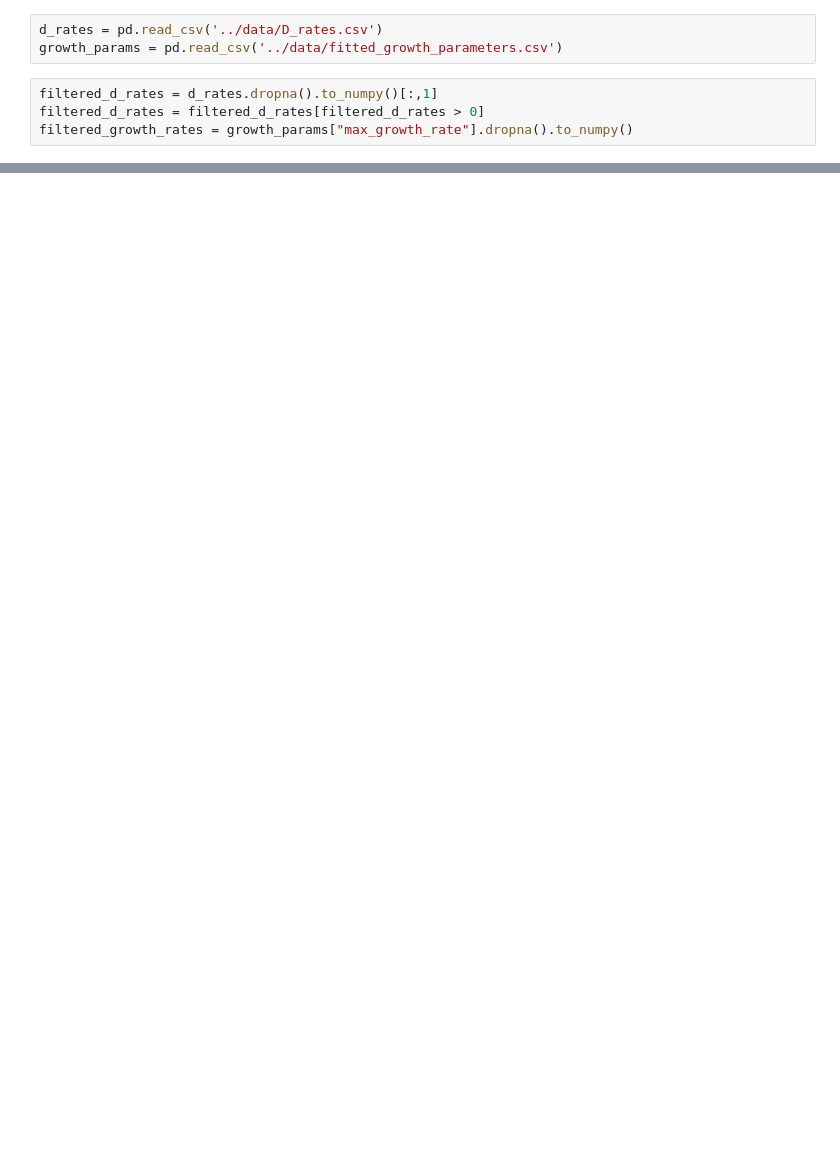
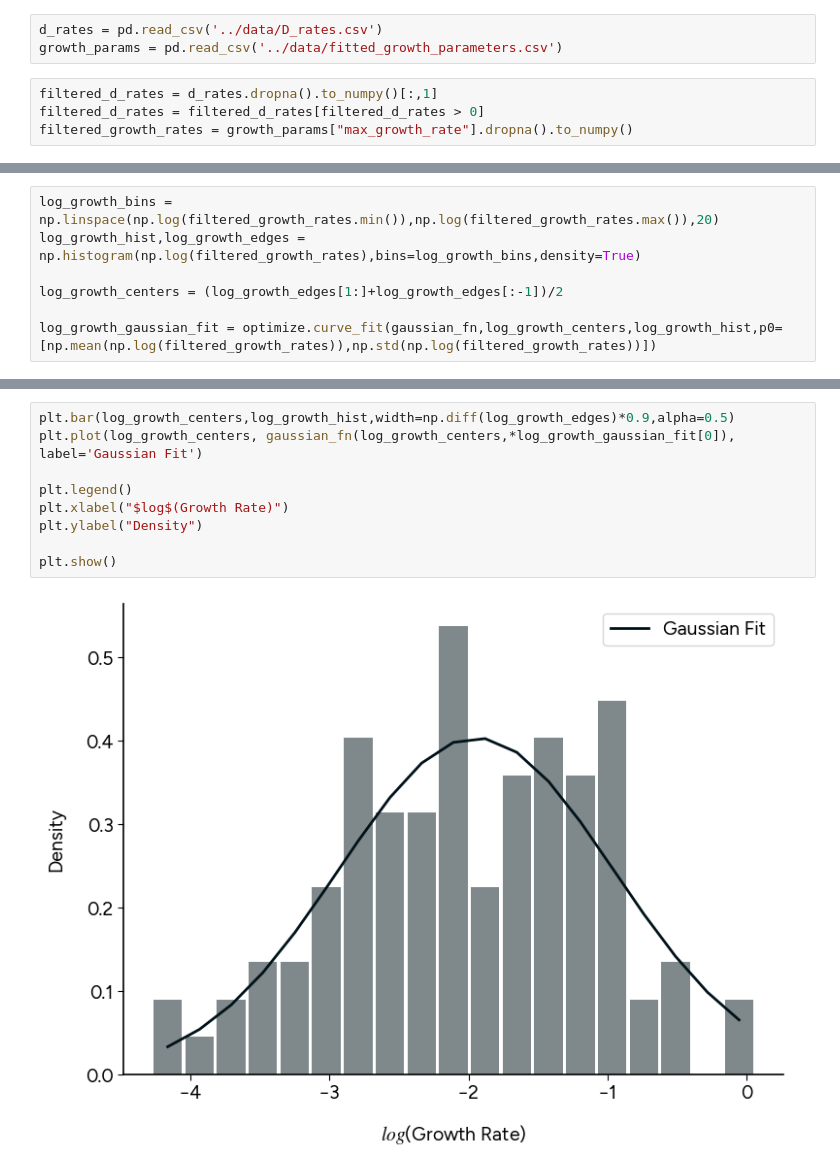
Before and after one commit to prajwalp/OE-dilutions, a Jupyter notebook: notebooks/crossfeeding_parameters_from_data.ipynb, the cells around one changed output, grey strips where cells are left out. Saved outputs shown, nothing was run; the diff lists cells and outputs as text; blank space fills up the shorter version.

```diff
--- a/notebooks/crossfeeding_parameters_from_data.ipynb
+++ b/notebooks/crossfeeding_parameters_from_data.ipynb
@@ -33,0 +40,7 @@ d_lognormal_fit = optimize.curve_fit(lognormal_fn, (growth_edges[:-1]+growth_edg
+# %%
+log_growth_bins = np.linspace(np.log(filtered_growth_rates.min()),np.log(filtered_growth_rates.max()),20)
+log_growth_hist,log_growth_edges = np.histogram(np.log(filtered_growth_rates),bins=log_growth_bins,density=True)
+
+log_growth_centers = (log_growth_edges[1:]+log_growth_edges[:-1])/2
+
+log_growth_gaussian_fit = optimize.curve_fit(gaussian_fn,log_growth_centers,log_growth_hist,p0=[np.mean(np.log(filtered_growth_rates)),np.std(np.log(filtered_growth_rates))])
@@ -44 +74,12 @@ plt.show()
+# %%
+plt.bar(log_growth_centers,log_growth_hist,width=np.diff(log_growth_edges)*0.9,alpha=0.5)
+plt.plot(log_growth_centers, gaussian_fn(log_growth_centers,*log_growth_gaussian_fit[0]), label='Gaussian Fit')
+
+plt.legend()
+plt.xlabel("$log$(Growth Rate)")
+plt.ylabel("Density")
+
+plt.show()
+# %% [output]
+[figure, added]
 # %%
```
Also changed, not shown: parts of 10 cells of this notebook, 3 other files.
